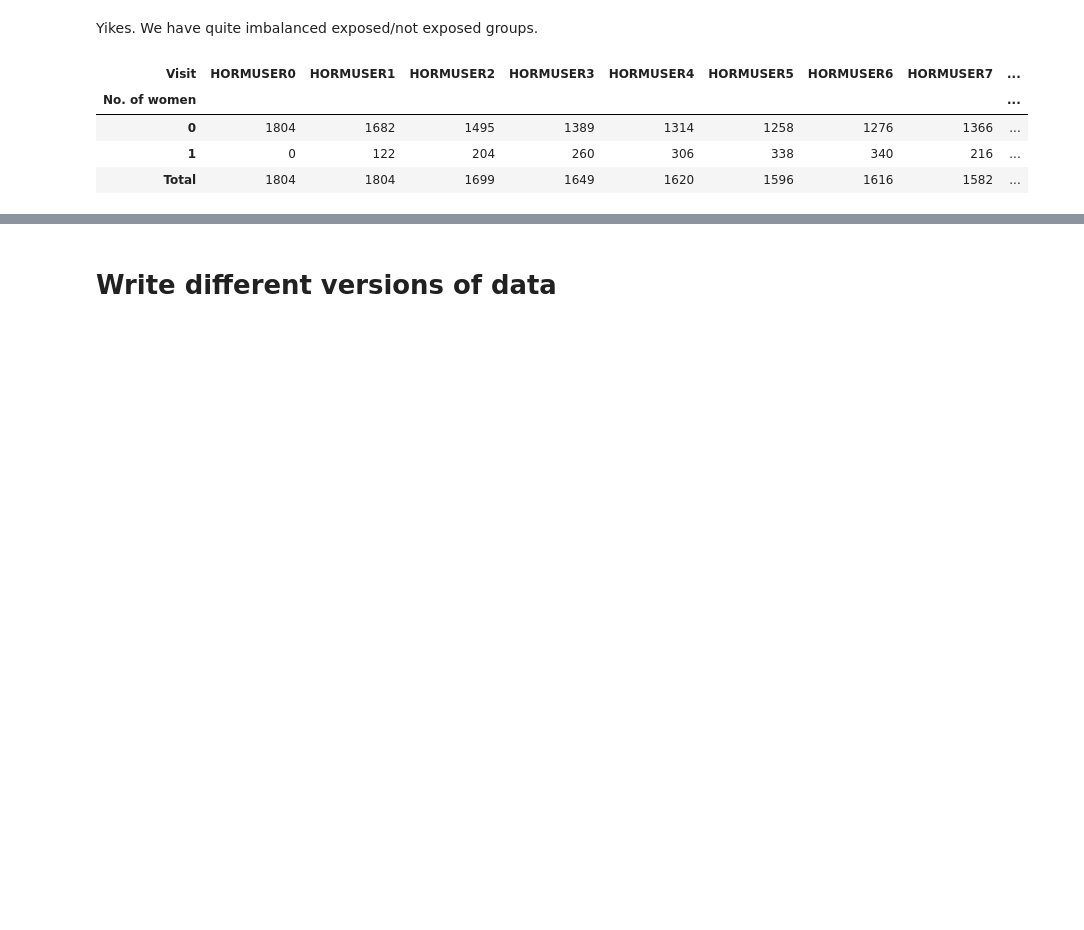
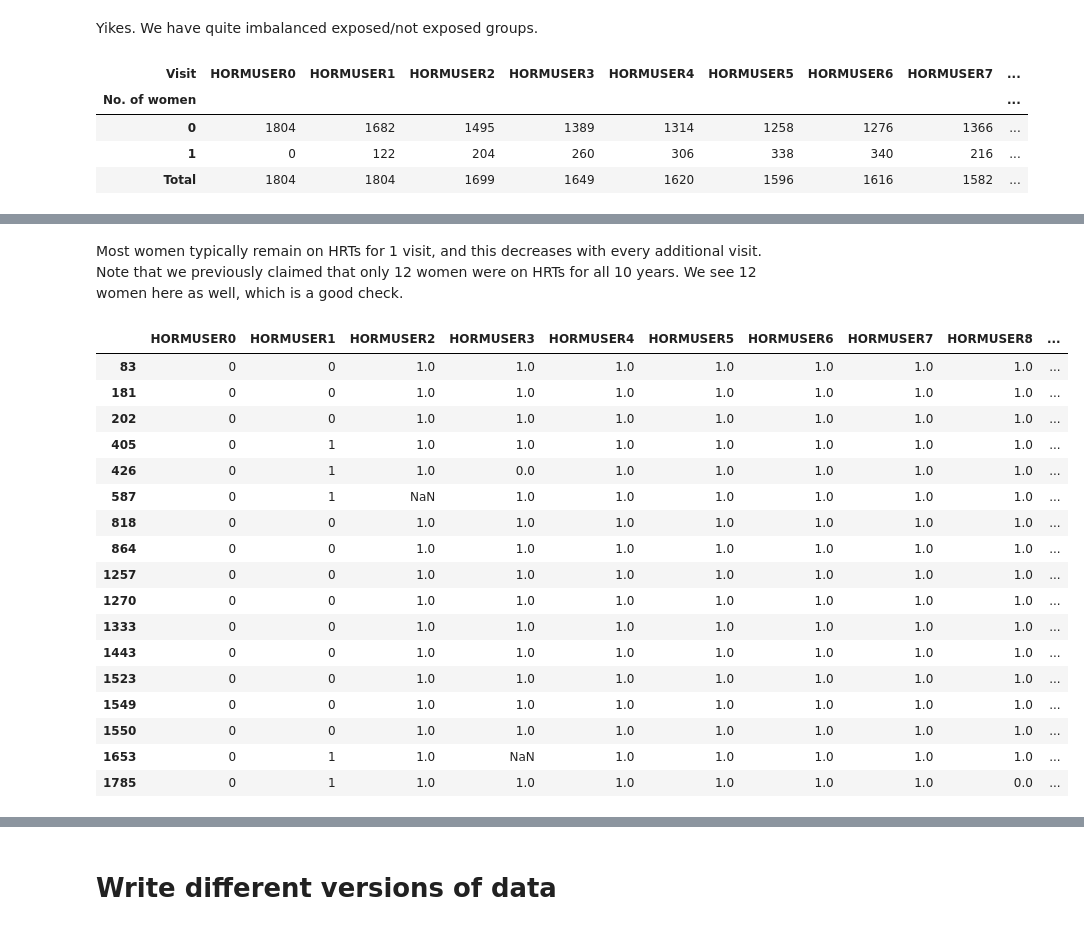
Before and after one commit to c6shi/hormone-use-bmd, a Jupyter notebook: eda.ipynb, the cells around one changed output, grey strips where cells are left out. Saved outputs shown, nothing was run; the diff lists cells and outputs as text; code cells hidden in the pictures; blank space fills up the shorter version.

```diff
--- a/eda.ipynb
+++ b/eda.ipynb
@@ -517,0 +681,4 @@ test_counts.set_index('No. of women').fillna(0).astype(int)
+# %%
+# at which visit do women typically start HRTs? first instance of HORMUSER = 1
+data_hormuser = data[hormuser]
+data_hormuser
@@ -517,0 +699,4 @@ test_counts.set_index('No. of women').fillna(0).astype(int)
+# %%
+data_hormuser_bool = data_hormuser == 1
+v = data_hormuser_bool.cumsum(axis=1)
+v.eq(1).dot(v.columns+',').str.split(',').str[0].value_counts()
@@ -517,0 +734,23 @@ test_counts.set_index('No. of women').fillna(0).astype(int)
+# %% [markdown]
+Most women typically remain on HRTs for 1 visit, and this decreases with every additional visit. Note that we previously claimed that only 12 women were on HRTs for all 10 years. We see 12 women here as well, which is a good check.
+# %%
+data_hormuser.loc[v[v['HORMUSER10'] == 9].index, :]
+# %% [output]
+|  | HORMUSER0 | HORMUSER1 | HORMUSER2 | HORMUSER3 | HORMUSER4 | HORMUSER5 | HORMUSER6 | HORMUSER7 | HORMUSER8 | ... |
+| 83 | 0 | 0 | 1.0 | 1.0 | 1.0 | 1.0 | 1.0 | 1.0 | 1.0 | ... |
+| 181 | 0 | 0 | 1.0 | 1.0 | 1.0 | 1.0 | 1.0 | 1.0 | 1.0 | ... |
+| 202 | 0 | 0 | 1.0 | 1.0 | 1.0 | 1.0 | 1.0 | 1.0 | 1.0 | ... |
+| 405 | 0 | 1 | 1.0 | 1.0 | 1.0 | 1.0 | 1.0 | 1.0 | 1.0 | ... |
+| 426 | 0 | 1 | 1.0 | 0.0 | 1.0 | 1.0 | 1.0 | 1.0 | 1.0 | ... |
+| 587 | 0 | 1 | NaN | 1.0 | 1.0 | 1.0 | 1.0 | 1.0 | 1.0 | ... |
+| 818 | 0 | 0 | 1.0 | 1.0 | 1.0 | 1.0 | 1.0 | 1.0 | 1.0 | ... |
+| 864 | 0 | 0 | 1.0 | 1.0 | 1.0 | 1.0 | 1.0 | 1.0 | 1.0 | ... |
+| 1257 | 0 | 0 | 1.0 | 1.0 | 1.0 | 1.0 | 1.0 | 1.0 | 1.0 | ... |
+| 1270 | 0 | 0 | 1.0 | 1.0 | 1.0 | 1.0 | 1.0 | 1.0 | 1.0 | ... |
+| 1333 | 0 | 0 | 1.0 | 1.0 | 1.0 | 1.0 | 1.0 | 1.0 | 1.0 | ... |
+| 1443 | 0 | 0 | 1.0 | 1.0 | 1.0 | 1.0 | 1.0 | 1.0 | 1.0 | ... |
+| 1523 | 0 | 0 | 1.0 | 1.0 | 1.0 | 1.0 | 1.0 | 1.0 | 1.0 | ... |
+| 1549 | 0 | 0 | 1.0 | 1.0 | 1.0 | 1.0 | 1.0 | 1.0 | 1.0 | ... |
+| 1550 | 0 | 0 | 1.0 | 1.0 | 1.0 | 1.0 | 1.0 | 1.0 | 1.0 | ... |
+| 1653 | 0 | 1 | 1.0 | NaN | 1.0 | 1.0 | 1.0 | 1.0 | 1.0 | ... |
+| 1785 | 0 | 1 | 1.0 | 1.0 | 1.0 | 1.0 | 1.0 | 1.0 | 0.0 | ... |
```
Also changed, not shown: parts of 61 cells of this notebook, 39 other files.
